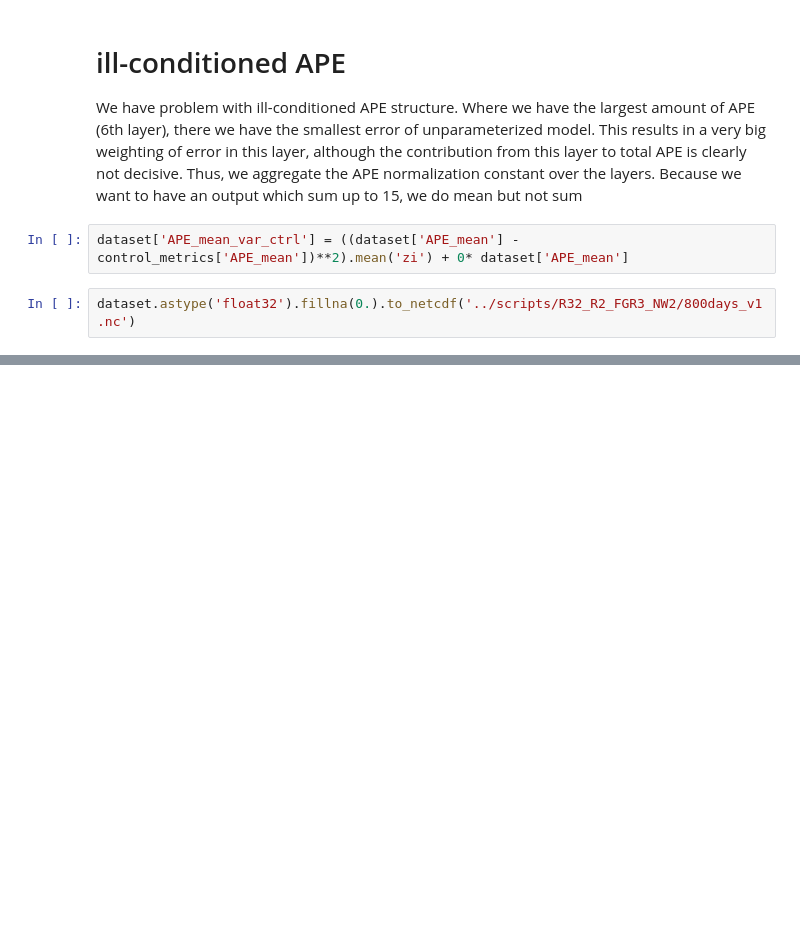
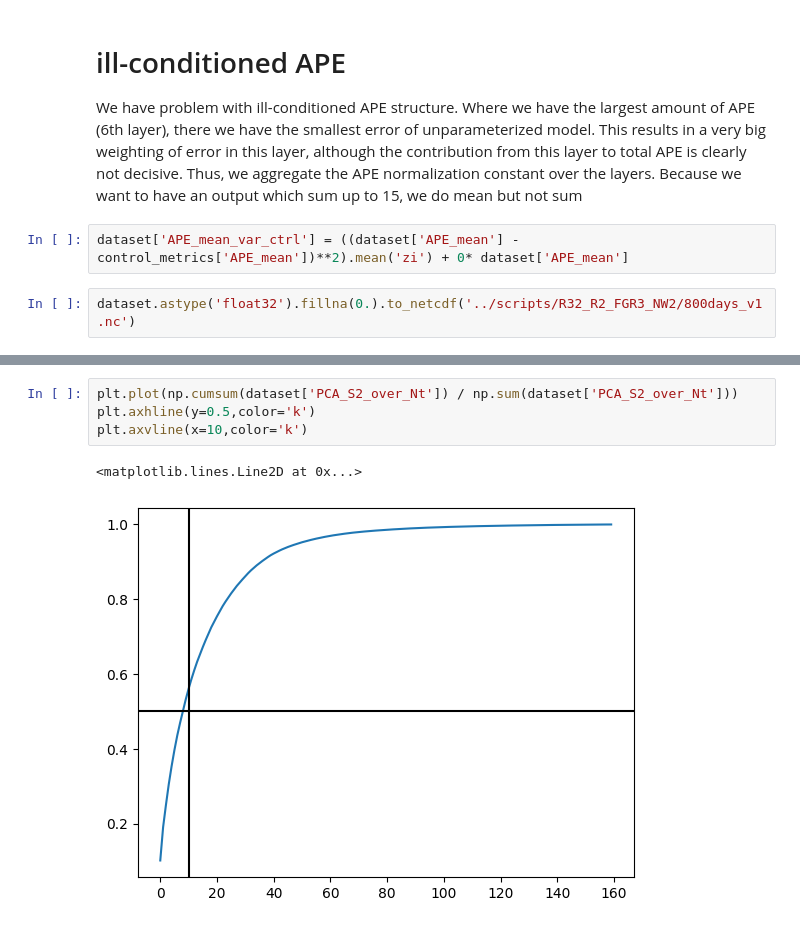
Before and after one commit to m2lines/calibration-MOM6, a Jupyter notebook: notebooks/dataset-NW2.ipynb, the cells around one changed output, grey strips where cells are left out. Drawn from its saved outputs; the diff is of its cells as text; blank space fills up the shorter version.

```diff
--- a/notebooks/dataset-NW2.ipynb
+++ b/notebooks/dataset-NW2.ipynb
@@ -224,0 +315,7 @@ dataset.astype('float32').fillna(0.).to_netcdf('../scripts/R32_R2_FGR3_NW2/800da
+# %%
+plt.plot(np.cumsum(dataset['PCA_S2_over_Nt']) / np.sum(dataset['PCA_S2_over_Nt']))
+plt.axhline(y=0.5,color='k')
+plt.axvline(x=10,color='k')
+# %% [output]
+<matplotlib.lines.Line2D at 0x...>
+[figure, added]
```
Also changed, not shown: parts of 59 cells of this notebook, 8 other files.
